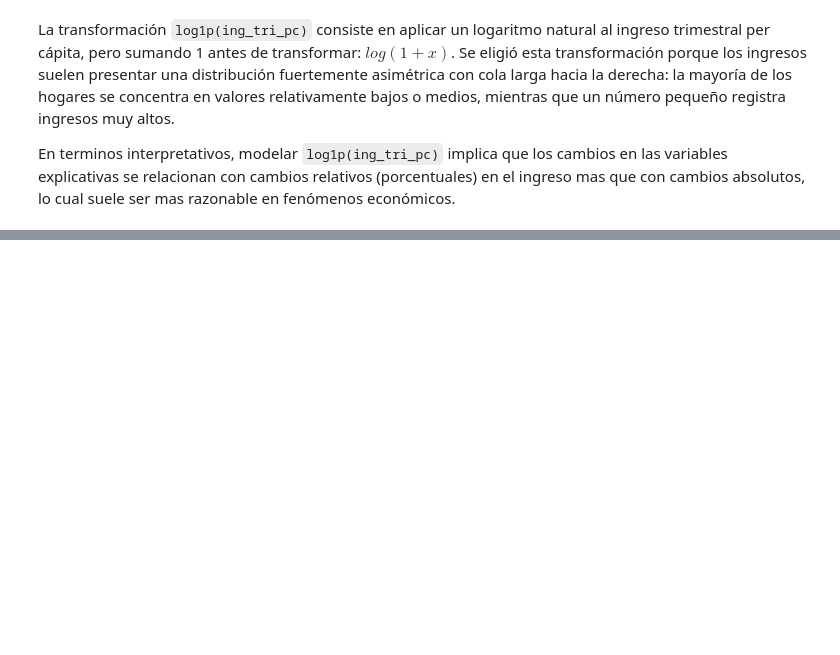
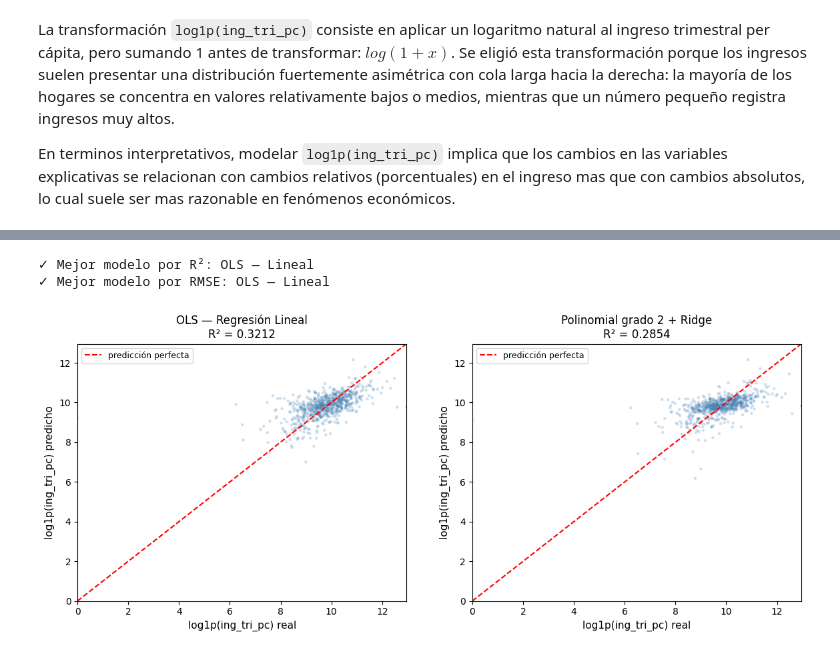
Before and after one commit to DiazPaz/ia_models, a Jupyter notebook: P_P1/main.ipynb, the cells around one changed output, grey strips where cells are left out. Drawn from its saved outputs; the diff is of its cells as text; code cells hidden in the pictures; blank space fills up the shorter version.

```diff
--- a/P_P1/main.ipynb
+++ b/P_P1/main.ipynb
@@ -421,0 +475,3 @@ None
+# %%
+df_dum["prop_muj"] = df_dum["tot_muj"] / df_dum["tot_resid"].replace(0, np.nan)
+print("Variable 'prop_muj' creada como tot_muj / tot_resid (con NaN donde tot_resid=0).")
@@ -441,0 +767,8 @@ CONEVAL. (n.d.). Líneas de Pobreza por Ingresos Serie 1992-2024. https://www.co
+# %%
+# ─── Predicción en test ───────────────────────────────────────────────────────
+X_test_sel = X_test[selected_features].astype(float)
+X_test_sm  = sm.add_constant(X_test_sel)   # ← corrección: misma estructura que en el ajuste
+
+y_pred_ols   = results.predict(X_test_sm)          # OLS (features seleccionadas)
+
+m_ols   = evaluar_modelo("OLS sklearn (LASSO features)", y_test, y_pred_ols)
@@ -441,0 +784,8 @@ CONEVAL. (n.d.). Líneas de Pobreza por Ingresos Serie 1992-2024. https://www.co
+# %%
+# ─── Predicción en test ───────────────────────────────────────────────────────
+y_pred_poly = pipe_poly.predict(X_te_sel)
+
+m_poly = evaluar_modelo(
+    "Regresión Polinomial grado 2 + Ridge",
+    y_test, y_pred_poly
+)
@@ -441,0 +801,41 @@ CONEVAL. (n.d.). Líneas de Pobreza por Ingresos Serie 1992-2024. https://www.co
+# %%
+# ─── Tabla comparativa ────────────────────────────────────────────────────────
+resultados = pd.DataFrame({
+    "Modelo":    ["OLS — Lineal", "Polinomial g=2 + Ridge"],
+    "R² (log)": [m_ols["R2"],   m_poly["R2"]],
+    "RMSE (MXN)": [m_ols["RMSE"], m_poly["RMSE"]],
+    "MAE (MXN)": [m_ols["MAE"],  m_poly["MAE"]],
+    "MAPE (%)": [m_ols["MAPE"], m_poly["MAPE"]],
+}).set_index("Modelo")
+
+mejor = resultados["R² (log)"].idxmax()
+print(f"✓ Mejor modelo por R²: {mejor}")
+mejor_rmse = resultados["RMSE (MXN)"].idxmin()
+print(f"✓ Mejor modelo por RMSE: {mejor_rmse}")
+
+# ─── Gráfico: predicciones vs. valores reales ─────────────────────────────────
+fig, axes = plt.subplots(1, 2, figsize=(14, 5))
+
+y_test_arr = np.array(y_test)
+
+for ax, (y_pred, titulo) in zip(axes, [
+    (np.array(y_pred_ols),  "OLS — Regresión Lineal"),
+    (y_pred_poly,           "Polinomial grado 2 + Ridge"),
+]):
+    ax.scatter(y_test_arr, y_pred, alpha=0.25, s=10, color='steelblue', edgecolors='none')
+    lo = min(y_test_arr.min(), y_pred.min())
+    hi = max(y_test_arr.max(), y_pred.max())
+    ax.plot([lo, hi], [lo, hi], 'r--', lw=1.5, label='predicción perfecta')
+    r2_val = resultados.loc[
+        "OLS — Lineal" if "Lineal" in titulo else "Polinomial g=2 + Ridge",
+        "R² (log)"
+    ]
+    ax.set_xlabel("log1p(ing_tri_pc) real", fontsize=11)
+    ax.set_ylabel("log1p(ing_tri_pc) predicho", fontsize=11)
+    ax.set_title(f"{titulo}\nR² = {r2_val:.4f}", fontsize=12)
+    ax.set_xlim(lo, hi); ax.set_ylim(lo, hi)
+    ax.legend(fontsize=9)
+# %% [output]
+✓ Mejor modelo por R²: OLS — Lineal
+✓ Mejor modelo por RMSE: OLS — Lineal
+[figure, added]
```
Also changed, not shown: parts of 48 cells of this notebook, 1 other file.
